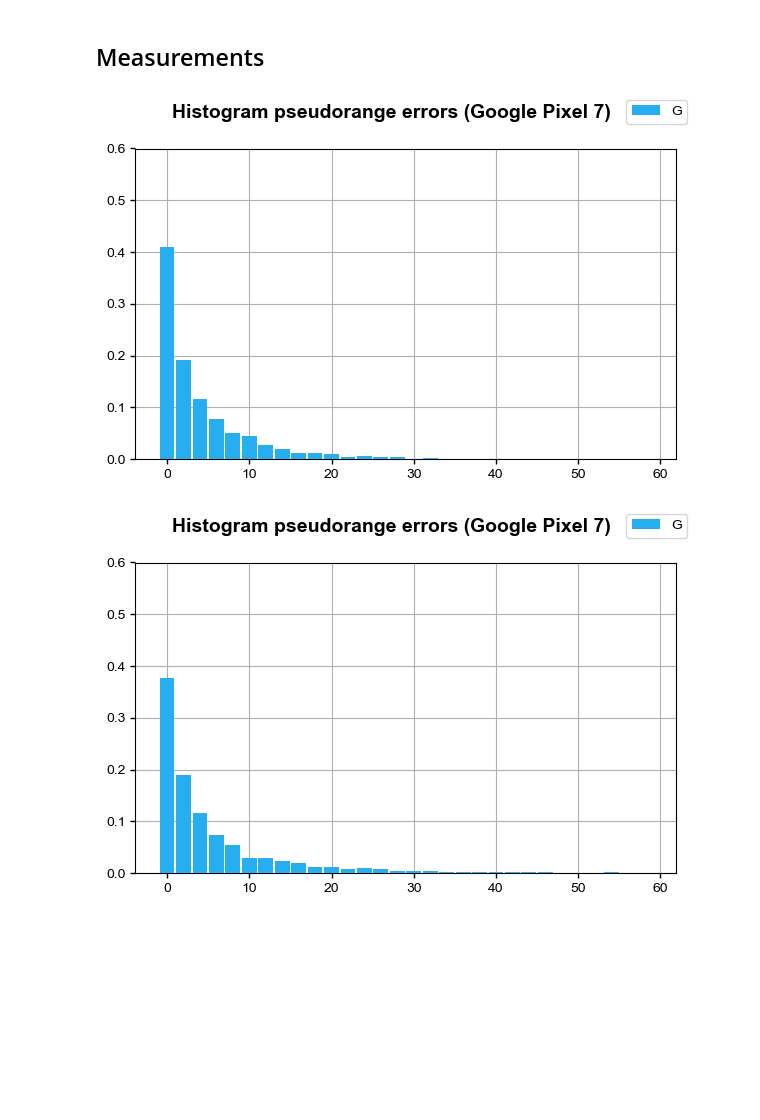
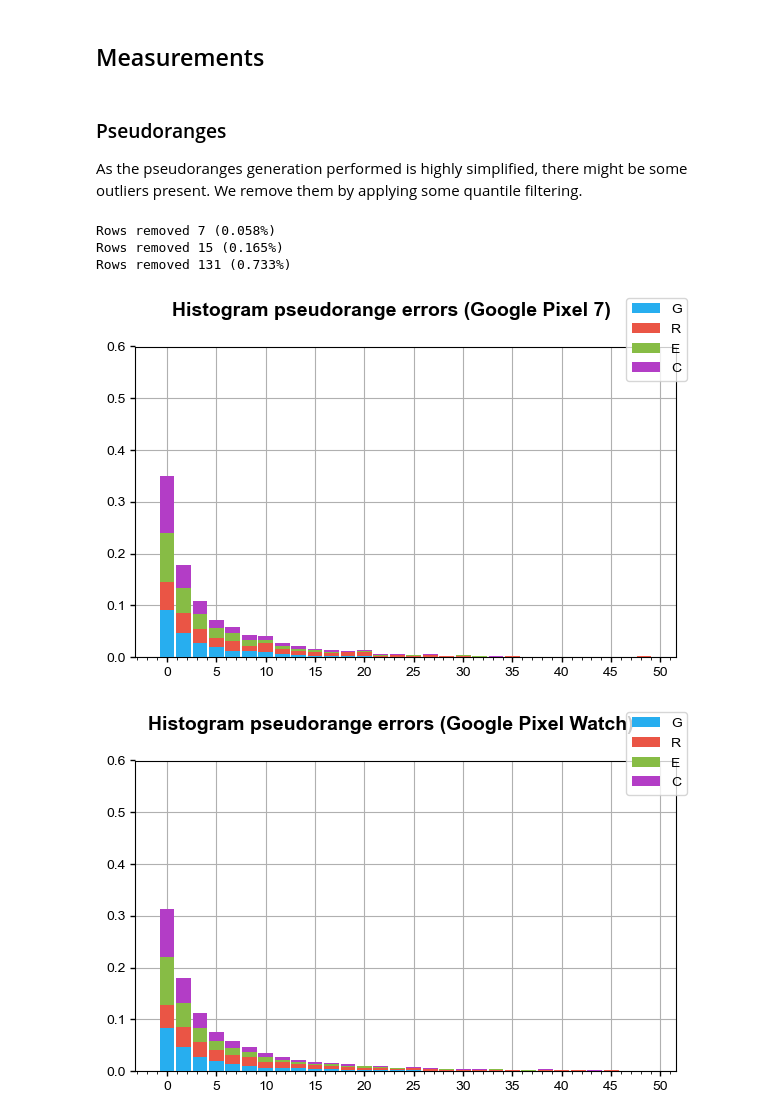
Before and after one commit to agrenier-gnss/MimirAnalyzer, a Jupyter notebook: jupyter/2_campus.ipynb, the cells around one changed output. Saved outputs shown, nothing was run; the diff lists cells and outputs as text; code cells hidden in the pictures; blank space fills up the shorter version.

```diff
--- a/jupyter/2_campus.ipynb
+++ b/jupyter/2_campus.ipynb
@@ -13,5 +17,5 @@ from logparser import LogReader, PosReader
 # %%
-# Load log files
+
 logs = []
 
 logs.append(misc.getLogDictionnary(
@@ -21,7 +25,7 @@ logs.append(misc.getLogDictionnary(
 ))
 
 logs.append(misc.getLogDictionnary(
-    "Google Pixel 7",
+    "Google Pixel Watch",
     "../.data/2023_Dataset_Hervanta/3_dynamic_campus/Google_PixelWatch/log_GooglePixelWatch_20230801110404.txt",
     "mimir"
 ))
@@ -81,8 +89,20 @@ plotStatisticsENU(logs, mode='box')
 [figure]
 # %% [markdown]
 ## Measurements
+# %% [markdown]
+### Pseudoranges
+
+As the pseudoranges generation performed is highly simplified, there might be some outliers present. We remove them by applying some quantile filtering.
+# %%
+_logs = copy.deepcopy(logs)
+for log in _logs:
+    log['content'].raw = misc.filterValues(log['content'].raw, 'PseudorangeAcceleration', 300)
+# %% [output]
+Rows removed 7 (0.058%)
+Rows removed 15 (0.165%)
+Rows removed 131 (0.733%)
 # %%
-plotHistPerSystem(logs, ('G'), 'PseudorangeAcceleration', absolute=True)
+plotHistPerSystem(_logs, ('G', 'R', 'E', 'C'), 'PseudorangeAcceleration', ticks=[1,5], lim=[50, 0.6], absolute=True)
 # %% [output]
-[figure, old version]
+[figure, new version]
-[figure, old version]
+[figure, new version]
```
Also changed, not shown: parts of 18 cells of this notebook, 4 other files.
